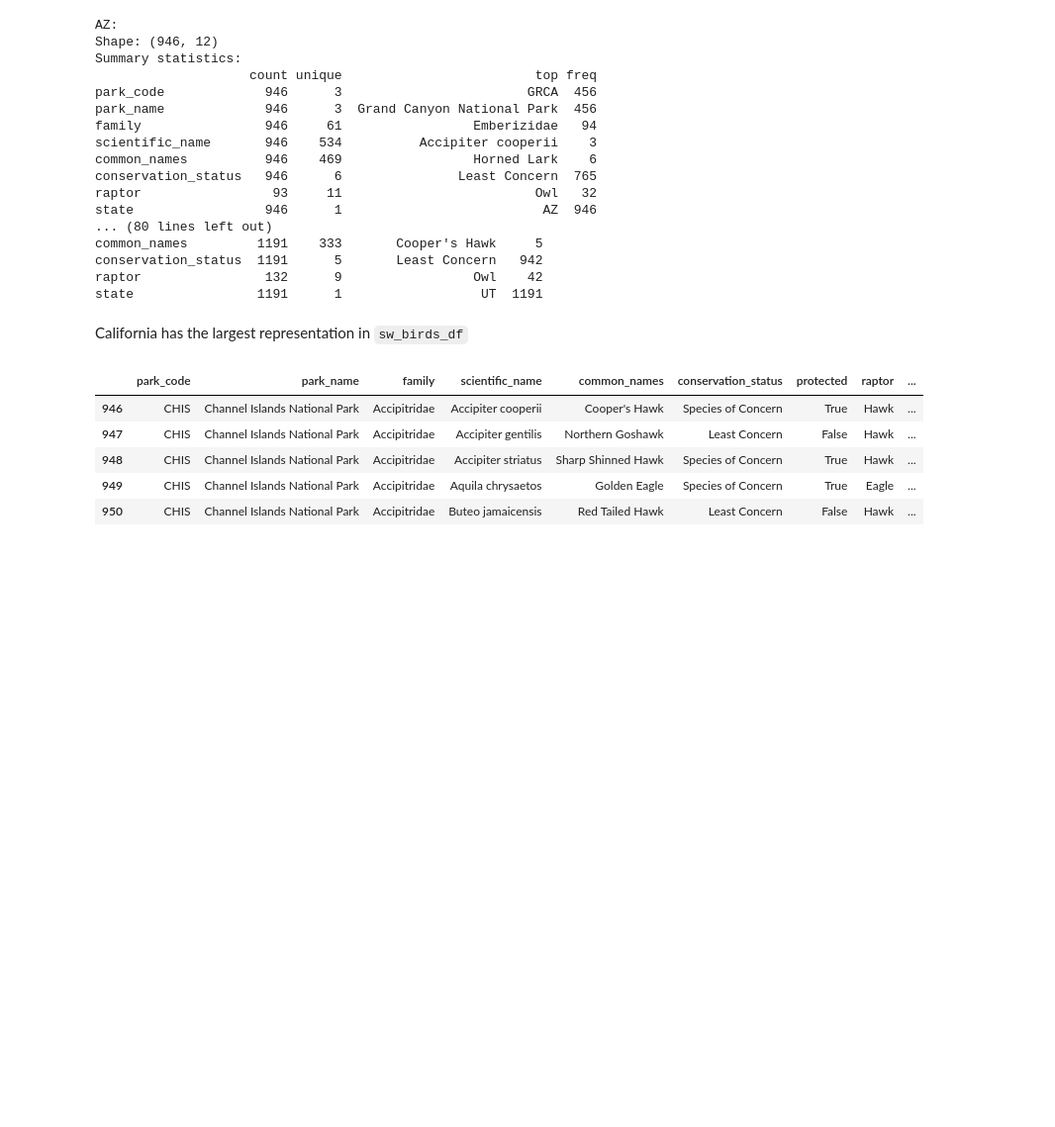
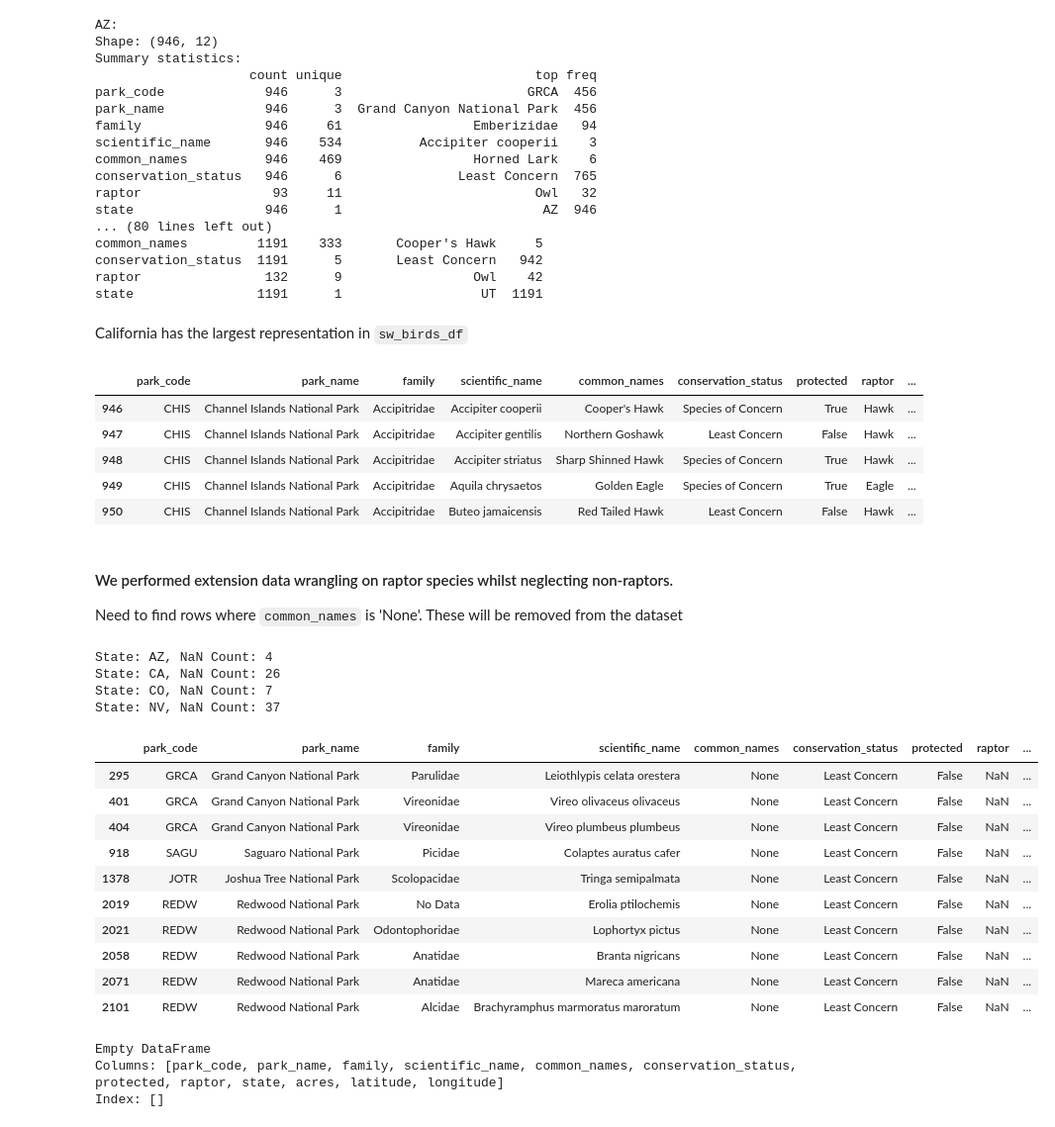
Before and after one commit to pineapple-bois/Biodiversity-In-National-Parks-Real-World, a Jupyter notebook: analysis.ipynb, the cells around one changed output. Shown at 99% size. Saved outputs shown, nothing was run; the diff lists cells and outputs as text; code cells hidden in the pictures; blank space fills up the shorter version.

Commit message:
Removing `common_names` == 'None'

```diff
--- a/analysis.ipynb
+++ b/analysis.ipynb
@@ -196,3 +196,42 @@ d['CA'].head()
 | 948 | CHIS | Channel Islands National Park | Accipitridae | Accipiter striatus | Sharp Shinned Hawk | Species of Concern | True | Hawk | ... |
 | 949 | CHIS | Channel Islands National Park | Accipitridae | Aquila chrysaetos | Golden Eagle | Species of Concern | True | Eagle | ... |
 | 950 | CHIS | Channel Islands National Park | Accipitridae | Buteo jamaicensis | Red Tailed Hawk | Least Concern | False | Hawk | ... |
+# %% [markdown]
+#### We performed extension data wrangling on raptor species whilst neglecting non-raptors.
+Need to find rows where `common_names` is 'None'. These will be removed from the dataset
+# %%
+com_name_none = sw_birds_df[sw_birds_df['common_names'] == 'None']
+com_name_none_grouped = com_name_nan.groupby('state').size().reset_index(name='count')
+
+for state in states_list:
+    state_rows = com_name_none_grouped[com_name_none_grouped['state'] == state]
+    if len(state_rows) > 0:
+        print(f"State: {state}, NaN Count: {state_rows['count'].values[0]}")
+# %% [output]
+State: AZ, NaN Count: 4
+State: CA, NaN Count: 26
+State: CO, NaN Count: 7
+State: NV, NaN Count: 37
+# %%
+com_name_none.head(10)
+# %% [output]
+|  | park_code | park_name | family | scientific_name | common_names | conservation_status | protected | raptor | ... |
+| 295 | GRCA | Grand Canyon National Park | Parulidae | Leiothlypis celata orestera | None | Least Concern | False | NaN | ... |
+| 401 | GRCA | Grand Canyon National Park | Vireonidae | Vireo olivaceus olivaceus | None | Least Concern | False | NaN | ... |
+| 404 | GRCA | Grand Canyon National Park | Vireonidae | Vireo plumbeus plumbeus | None | Least Concern | False | NaN | ... |
+| 918 | SAGU | Saguaro National Park | Picidae | Colaptes auratus cafer | None | Least Concern | False | NaN | ... |
+| 1378 | JOTR | Joshua Tree National Park | Scolopacidae | Tringa semipalmata | None | Least Concern | False | NaN | ... |
+| 2019 | REDW | Redwood National Park | No Data | Erolia ptilochemis | None | Least Concern | False | NaN | ... |
+| 2021 | REDW | Redwood National Park | Odontophoridae | Lophortyx pictus | None | Least Concern | False | NaN | ... |
+| 2058 | REDW | Redwood National Park | Anatidae | Branta nigricans | None | Least Concern | False | NaN | ... |
+| 2071 | REDW | Redwood National Park | Anatidae | Mareca americana | None | Least Concern | False | NaN | ... |
+| 2101 | REDW | Redwood National Park | Alcidae | Brachyramphus marmoratus maroratum | None | Least Concern | False | NaN | ... |
+# %%
+sw_birds_df = sw_birds_df[sw_birds_df['common_names'] != 'None']
+
+count = sw_birds_df[sw_birds_df['common_names'] == 'None']
+print(count)
+# %% [output]
+Empty DataFrame
+Columns: [park_code, park_name, family, scientific_name, common_names, conservation_status, protected, raptor, state, acres, latitude, longitude]
+Index: []
```
